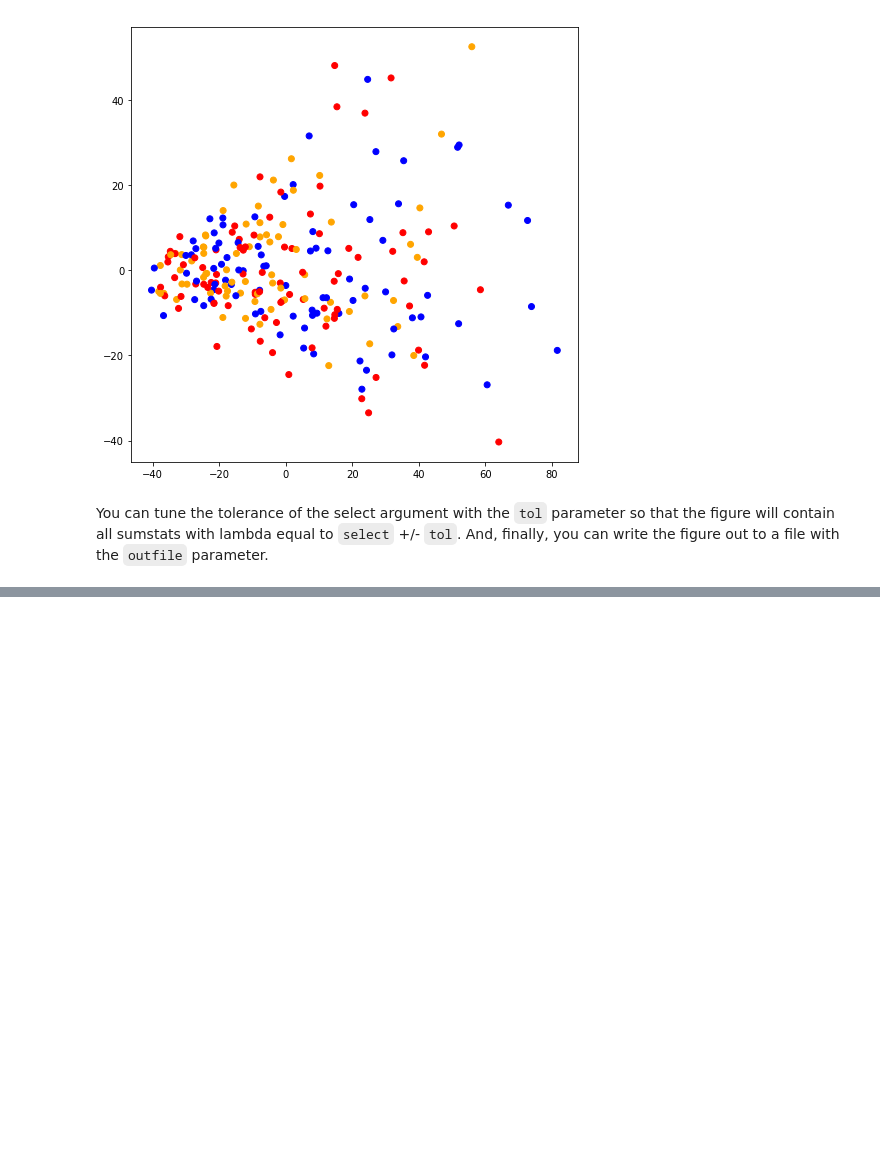
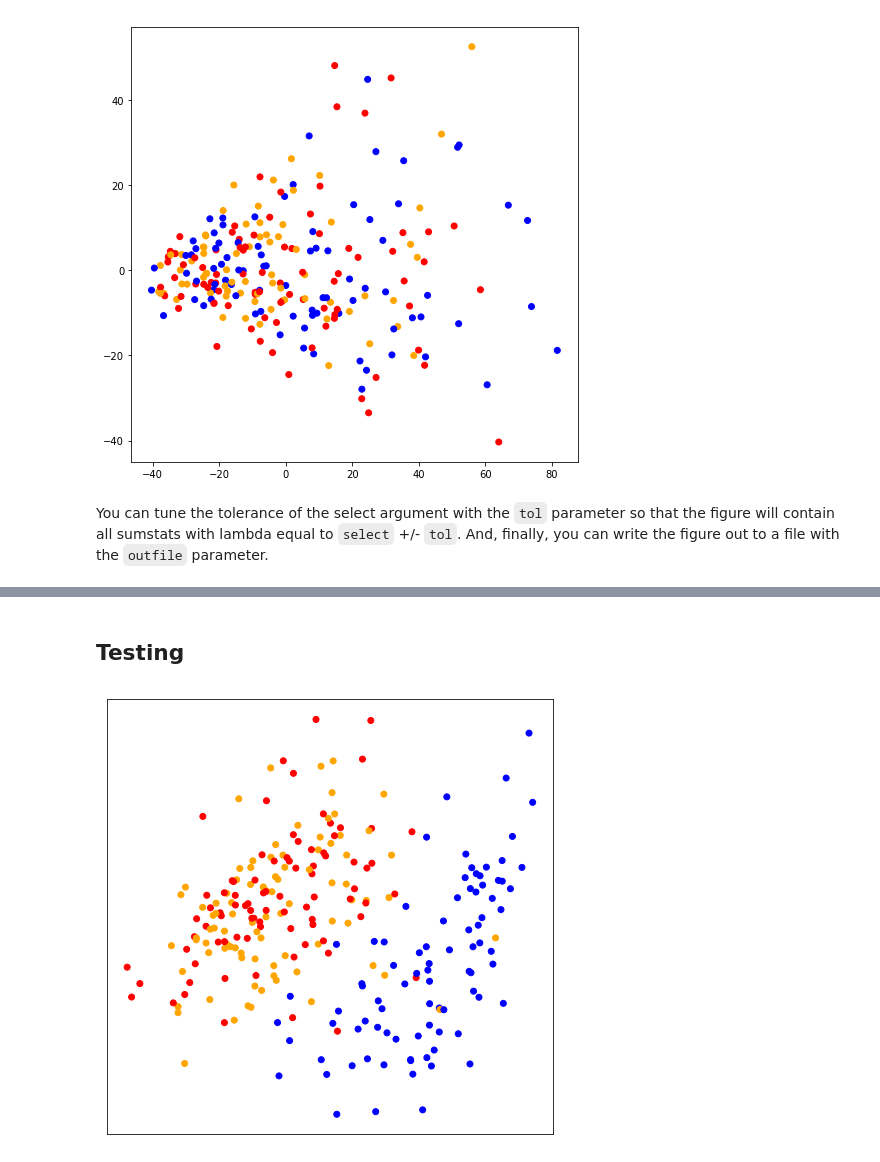
Before and after one commit to messDiv/MESS, a Jupyter notebook: jupyter-notebooks/plotting/Plot-Simulations-PCA.ipynb, the cells around one changed output, grey strips where cells are left out. Saved outputs shown, nothing was run; the diff lists cells and outputs as text; code cells hidden in the pictures; blank space fills up the shorter version.

```diff
--- a/jupyter-notebooks/plotting/Plot-Simulations-PCA.ipynb
+++ b/jupyter-notebooks/plotting/Plot-Simulations-PCA.ipynb
@@ -59,0 +68,7 @@ ax = MESS.plotting.plot_simulations_pca(simfile, nsims=1000,\
+# %% [markdown]
+## Testing
+# %%
+ax = MESS.plotting.plot_simulations_pca(simfile, nsims=1000,\
+                                            select=.80)
+# %% [output]
+[figure, added]
```
Also changed, not shown: parts of 7 cells of this notebook, 1 other file.
